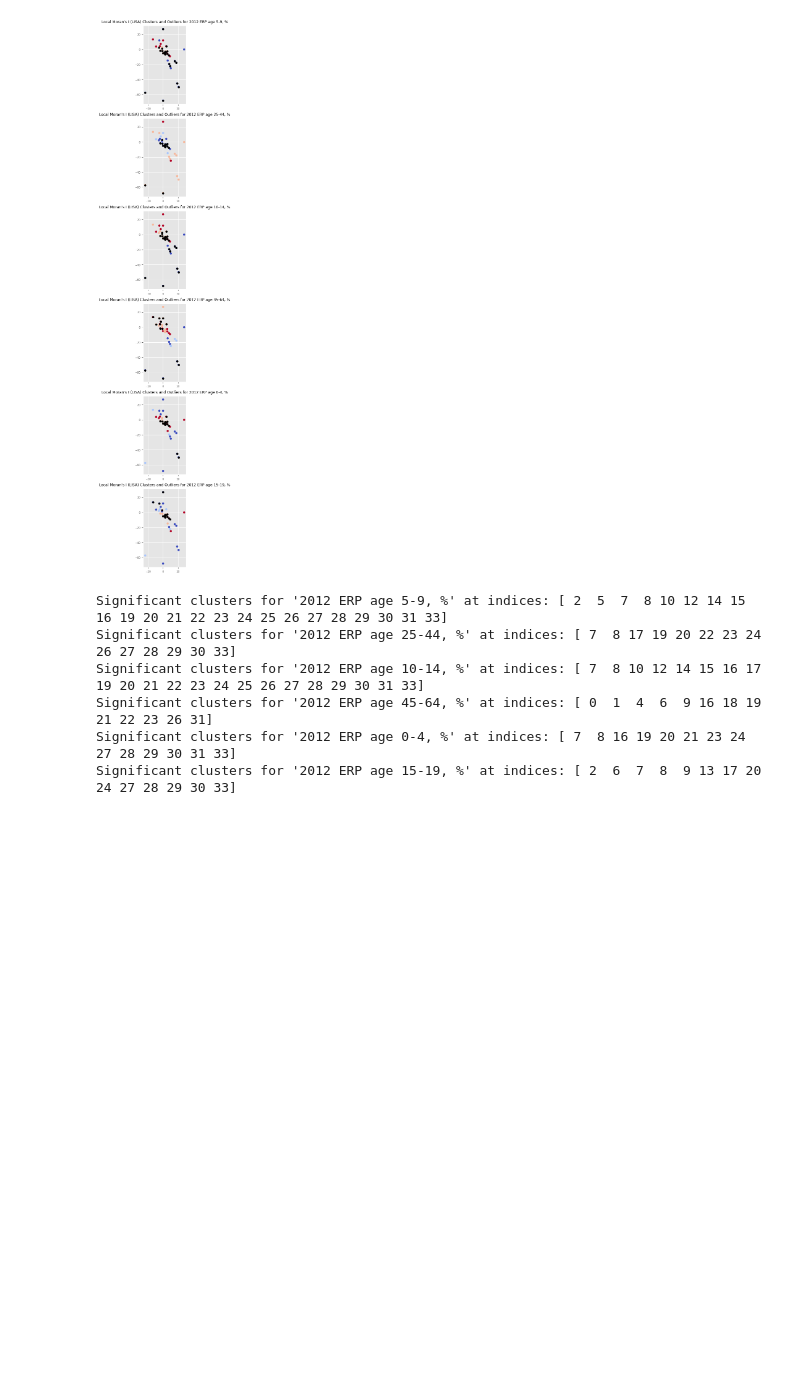
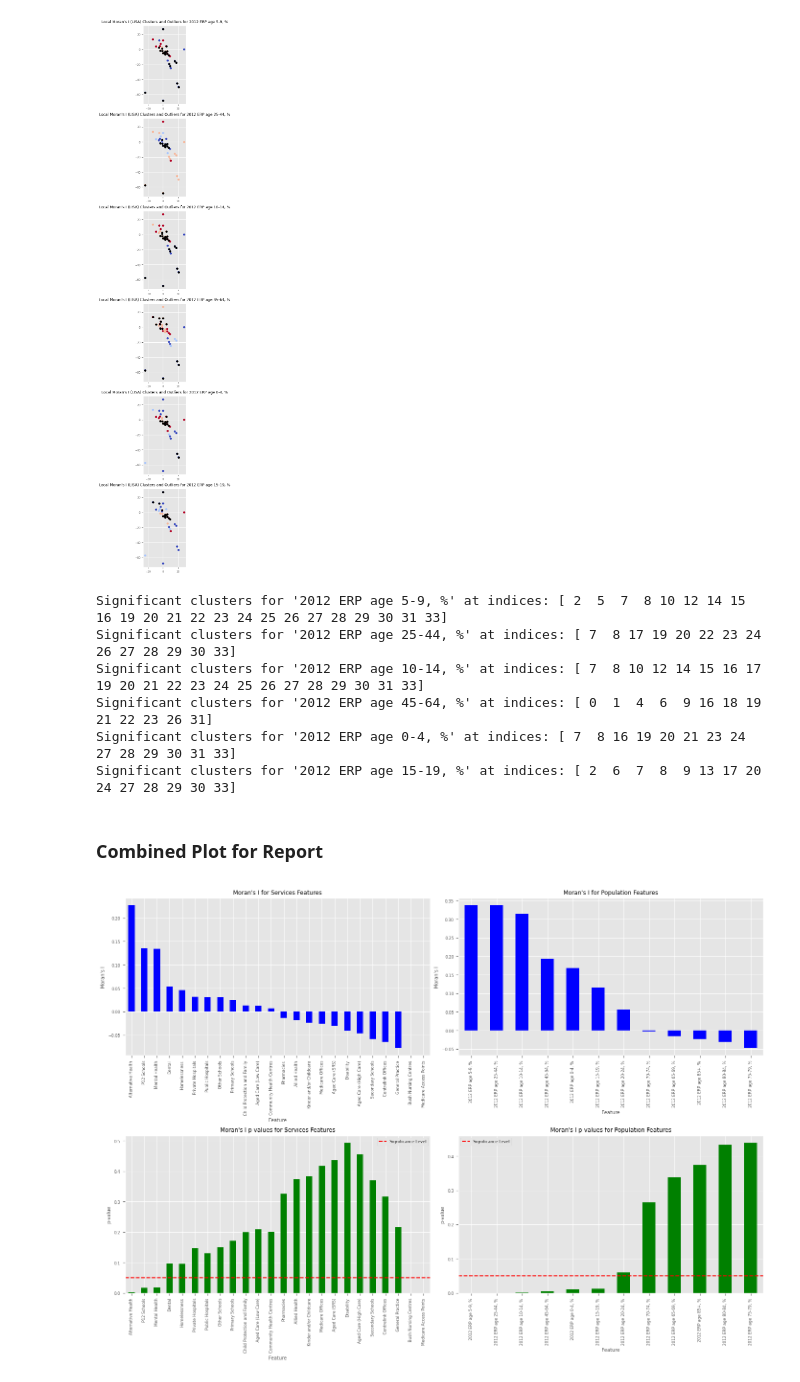
Before and after one commit to Subhasis-Biswas/ML4CPS_Project2, a Jupyter notebook: a1.ipynb, the cells around one changed output. Cells and saved outputs as stored; diff of their text form; code cells hidden in the pictures; blank space fills up the shorter version.

Commit message:
Combined MI plot

```diff
--- a/a1.ipynb
+++ b/a1.ipynb
@@ -850,6 +850,9 @@ print(significant_moran_features)
 print('\n')
 print('Features with significant Geary\'s C:')
 print(significant_geary_features)
+
+
+services_moran_geary_df = moran_geary_df.copy(deep=True)
 # %% [output]
 [figure]
 Number of significant Moran's I: 5
@@ -1073,6 +1076,8 @@ axes[1, 1].tick_params(axis='x', rotation=90)
 # Adjust layout
 plt.tight_layout()
 plt.show()
+
+population_moran_geary_df = moran_geary_df.copy(deep=True)
 # %% [output]
 [figure]
 # %%
@@ -1198,3 +1203,48 @@ Significant clusters for '2012 ERP age 10-14, %' at indices: [ 7  8 10 12 14 15
 Significant clusters for '2012 ERP age 45-64, %' at indices: [ 0  1  4  6  9 16 18 19 21 22 23 26 31]
 Significant clusters for '2012 ERP age 0-4, %' at indices: [ 7  8 16 19 20 21 23 24 27 28 29 30 31 33]
 Significant clusters for '2012 ERP age 15-19, %' at indices: [ 2  6  7  8  9 13 17 20 24 27 28 29 30 33]
+# %% [markdown]
+### Combined Plot for Report
+# %%
+fig, axes = plt.subplots(2, 2, figsize=(14, 10))
+
+# Plot Moran's I
+services_moran_geary_df["Moran's I"].plot(kind='bar', ax=axes[0, 0], color='blue')
+axes[0, 0].set_title("Moran's I for Services Features")
+axes[0, 0].set_ylabel("Moran's I")
+axes[0, 0].set_xlabel("Feature")
+axes[0, 0].tick_params(axis='x', rotation=90)
+
+# Plot Geary's C
+population_moran_geary_df["Moran's I"].plot(kind='bar', ax=axes[0, 1], color='blue')
+axes[0, 1].set_title("Moran's I for Population Features")
+axes[0, 1].set_ylabel("Moran's I")
+axes[0, 1].set_xlabel("Feature")
+axes[0, 1].tick_params(axis='x', rotation=90)
+# put a cross where Moran's I is NaN
+
+# Plot Moran's I p-values
+services_moran_geary_df["Moran's I p-value"].plot(kind='bar', ax=axes[1, 0], color='green')
+axes[1, 0].set_title("Moran's I p-values for Services Features")
+axes[1, 0].set_ylabel("p-value")
+axes[1, 0].set_xlabel("Feature")
+# put a horizontal line at y=0.05
+axes[1, 0].axhline(y=0.05, color='r', linestyle='--')
+axes[1, 0].tick_params(axis='x', rotation=90)
+# set legend
+axes[1, 0].legend(['Significance Level'])
+
+# Plot Geary's C p-values
+population_moran_geary_df["Moran's I p-value"].plot(kind='bar', ax=axes[1, 1], color='green')
+axes[1, 1].set_title("Moran's I p-values for Population Features")
+axes[1, 1].set_ylabel("p-value")
+axes[1, 1].set_xlabel("Feature")
+axes[1, 1].tick_params(axis='x', rotation=90)
+axes[1, 1].axhline(y=0.05, color='r', linestyle='--')
+axes[1, 1].legend(['Significance Level'])
+
+# Adjust layout
+plt.tight_layout()
+plt.show()
+# %% [output]
+[figure, added]
```
Also changed, not shown: parts of 2 cells of this notebook, 1 other file.
